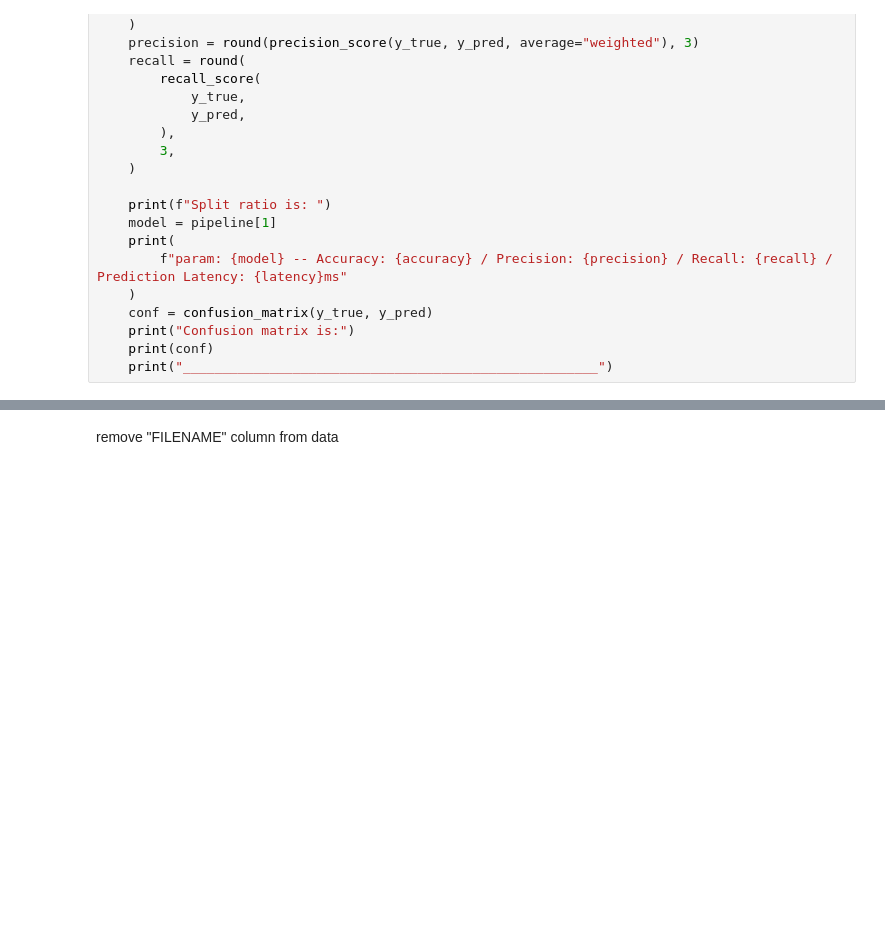
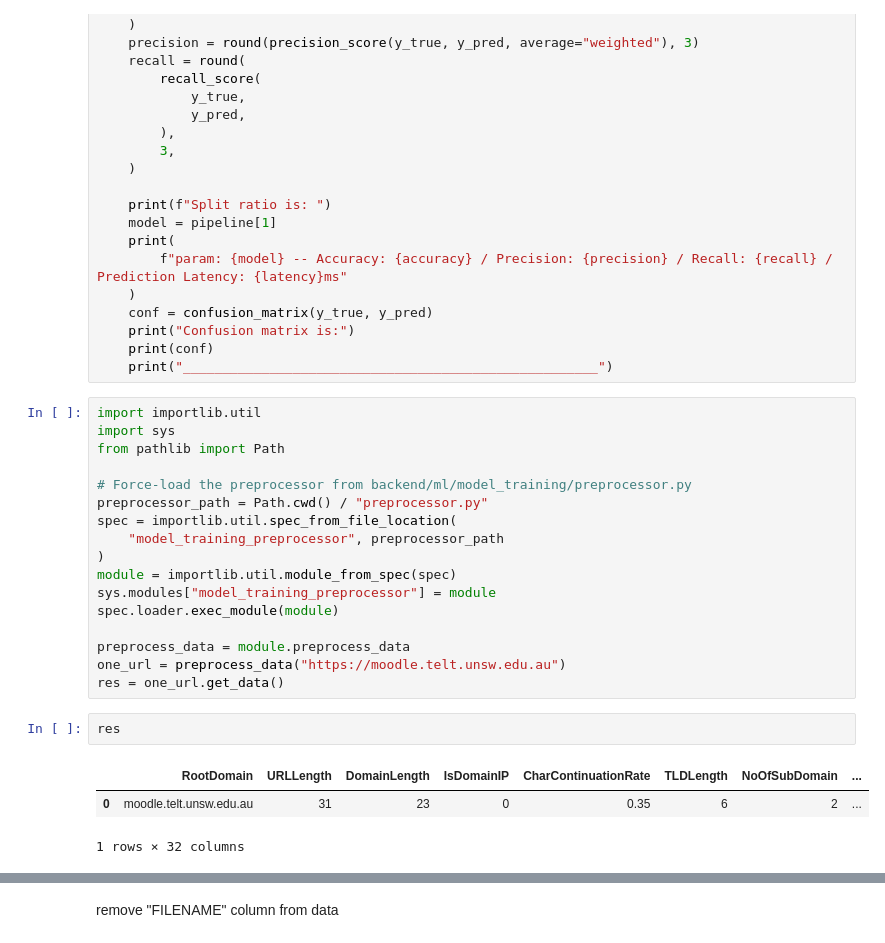
Before and after one commit to arctic-cheetah/COMP3900-Project, a Jupyter notebook: backend/ml/model_training/model-2.ipynb, the cells around one changed output, grey strips where cells are left out. Saved outputs shown, nothing was run; the diff lists cells and outputs as text; blank space fills up the shorter version.

Commit message:
feat: added my research paper and tested moodle link. Longer moodle link with longer make it unsafe but shorter moodle link is safe

```diff
--- a/backend/ml/model_training/model-2.ipynb
+++ b/backend/ml/model_training/model-2.ipynb
@@ -144,6 +144,29 @@ def evaluate_model(pipeline: Pipeline, X_data: pd.DataFrame, y_true: np.array):
     print("Confusion matrix is:")
     print(conf)
     print("_____________________________________________________")
+# %%
+import importlib.util
+import sys
+from pathlib import Path
+
+# Force-load the preprocessor from backend/ml/model_training/preprocessor.py
+preprocessor_path = Path.cwd() / "preprocessor.py"
+spec = importlib.util.spec_from_file_location(
+    "model_training_preprocessor", preprocessor_path
+)
+module = importlib.util.module_from_spec(spec)
+sys.modules["model_training_preprocessor"] = module
+spec.loader.exec_module(module)
+
+preprocess_data = module.preprocess_data
+one_url = preprocess_data("https://moodle.telt.unsw.edu.au")
+res = one_url.get_data()
+# %%
+res
+# %% [output]
+|  | RootDomain | URLLength | DomainLength | IsDomainIP | CharContinuationRate | TLDLength | NoOfSubDomain | ... |
+| 0 | moodle.telt.unsw.edu.au | 31 | 23 | 0 | 0.35 | 6 | 2 | ... |
+1 rows × 32 columns
 # %%
 clean_csv(
     "../data/uci_phishing_url_dataset.csv",
```
Also changed, not shown: parts of 9 cells of this notebook, 8 other files.
